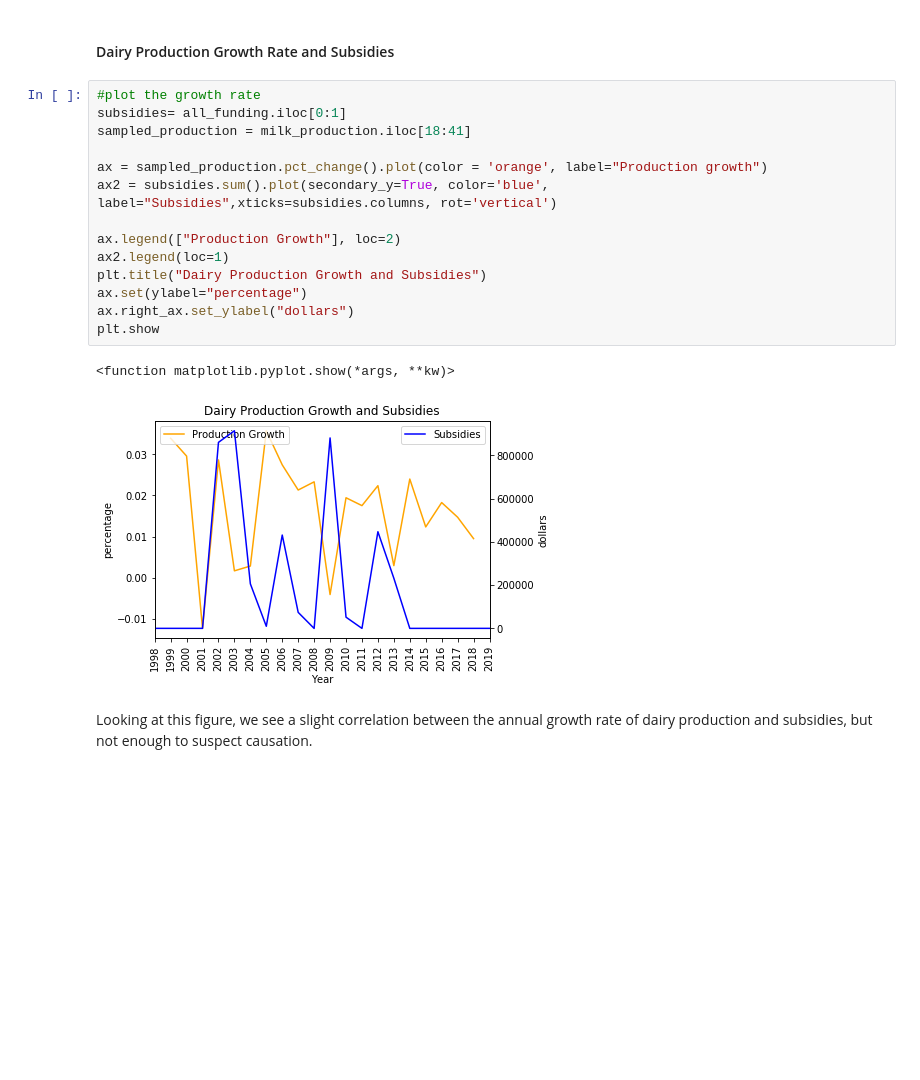
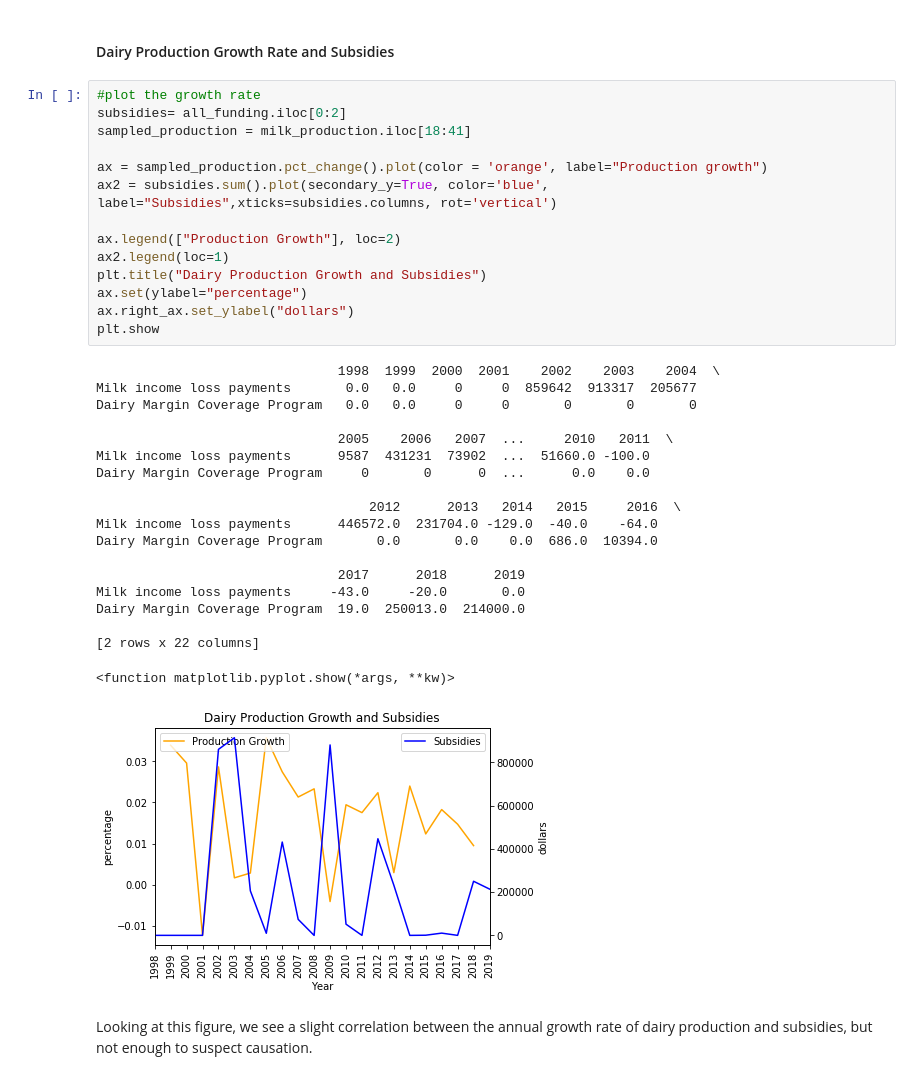
Before and after one commit to laniepreston/Data-Wrangling-Final-Project, a Jupyter notebook: Lanie_Floor_Final_Project.ipynb, the cells around one changed output. Drawn from its saved outputs; the diff is of its cells as text; blank space fills up the shorter version.

```diff
--- a/Lanie_Floor_Final_Project.ipynb
+++ b/Lanie_Floor_Final_Project.ipynb
@@ -238,21 +238,38 @@ When using growth rate rather than raw production values as a metric, dairy prod
 #### Dairy Production Growth Rate and Subsidies
 # %%
 #plot the growth rate
-subsidies= all_funding.iloc[0:1]
+subsidies= all_funding.iloc[0:2]
 sampled_production = milk_production.iloc[18:41]
 
 ax = sampled_production.pct_change().plot(color = 'orange', label="Production growth")
 ax2 = subsidies.sum().plot(secondary_y=True, color='blue', label="Subsidies",xticks=subsidies.columns, rot='vertical')
 
 ax.legend(["Production Growth"], loc=2)
 ax2.legend(loc=1)
 plt.title("Dairy Production Growth and Subsidies")
 ax.set(ylabel="percentage")
 ax.right_ax.set_ylabel("dollars")
 plt.show
 # %% [output]
-<function matplotlib.pyplot.show(*args, **kw)>
+                               1998  1999  2000  2001    2002    2003    2004  \
+Milk income loss payments       0.0   0.0     0     0  859642  913317  205677
+Dairy Margin Coverage Program   0.0   0.0     0     0       0       0       0
+
+                               2005    2006   2007  ...     2010   2011  \
+Milk income loss payments      9587  431231  73902  ...  51660.0 -100.0
+Dairy Margin Coverage Program     0       0      0  ...      0.0    0.0
+
+                                   2012      2013   2014   2015     2016  \
+Milk income loss payments      446572.0  231704.0 -129.0  -40.0    -64.0
+Dairy Margin Coverage Program       0.0       0.0    0.0  686.0  10394.0
+
+                               2017      2018      2019
+Milk income loss payments     -43.0     -20.0       0.0
+Dairy Margin Coverage Program  19.0  250013.0  214000.0
+
+[2 rows x 22 columns]
+<function matplotlib.pyplot.show(*args, **kw)>
-[figure, old version]
+[figure, new version]
 # %% [markdown]
 Looking at this figure, we see a slight correlation between the annual growth rate of dairy production and subsidies, but not enough to suspect causation.
 # %% [markdown]
```
Also changed, not shown: parts of 1 cell of this notebook.
